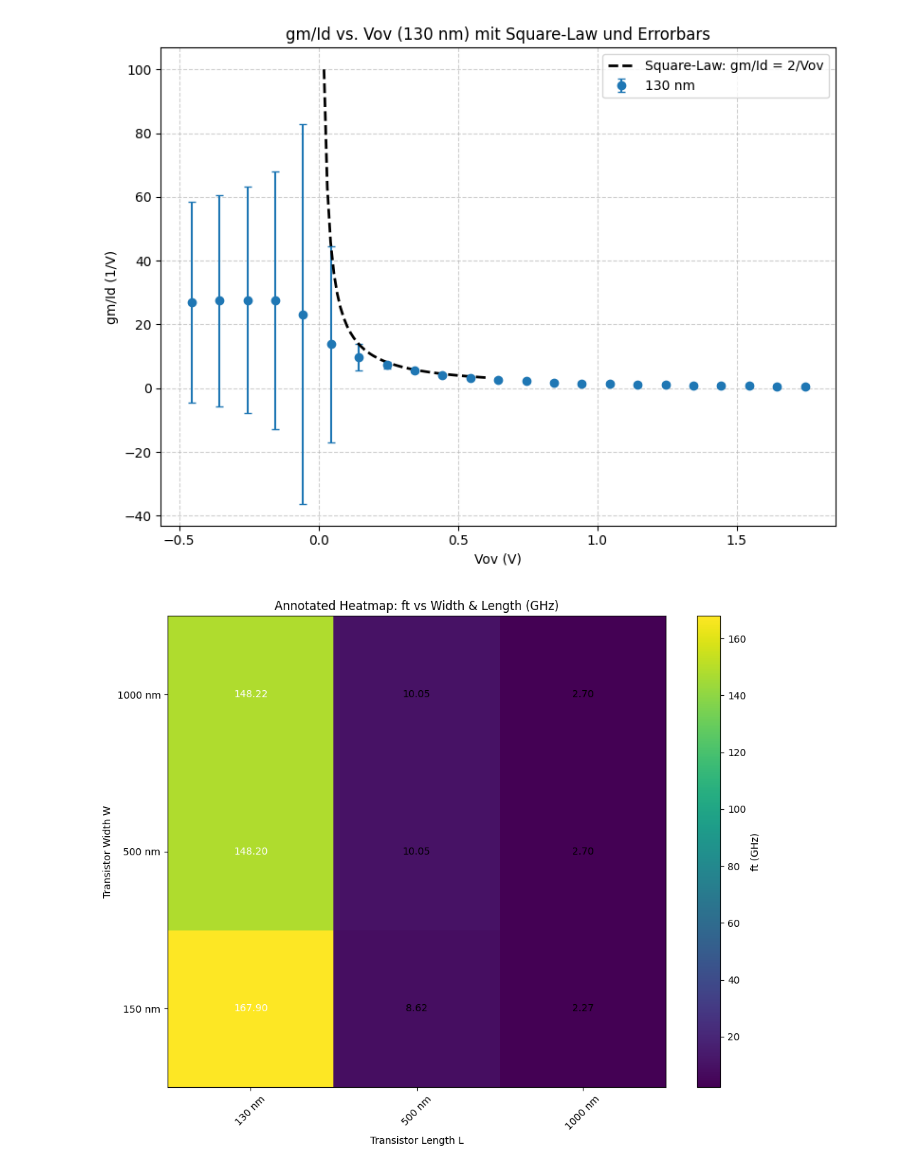
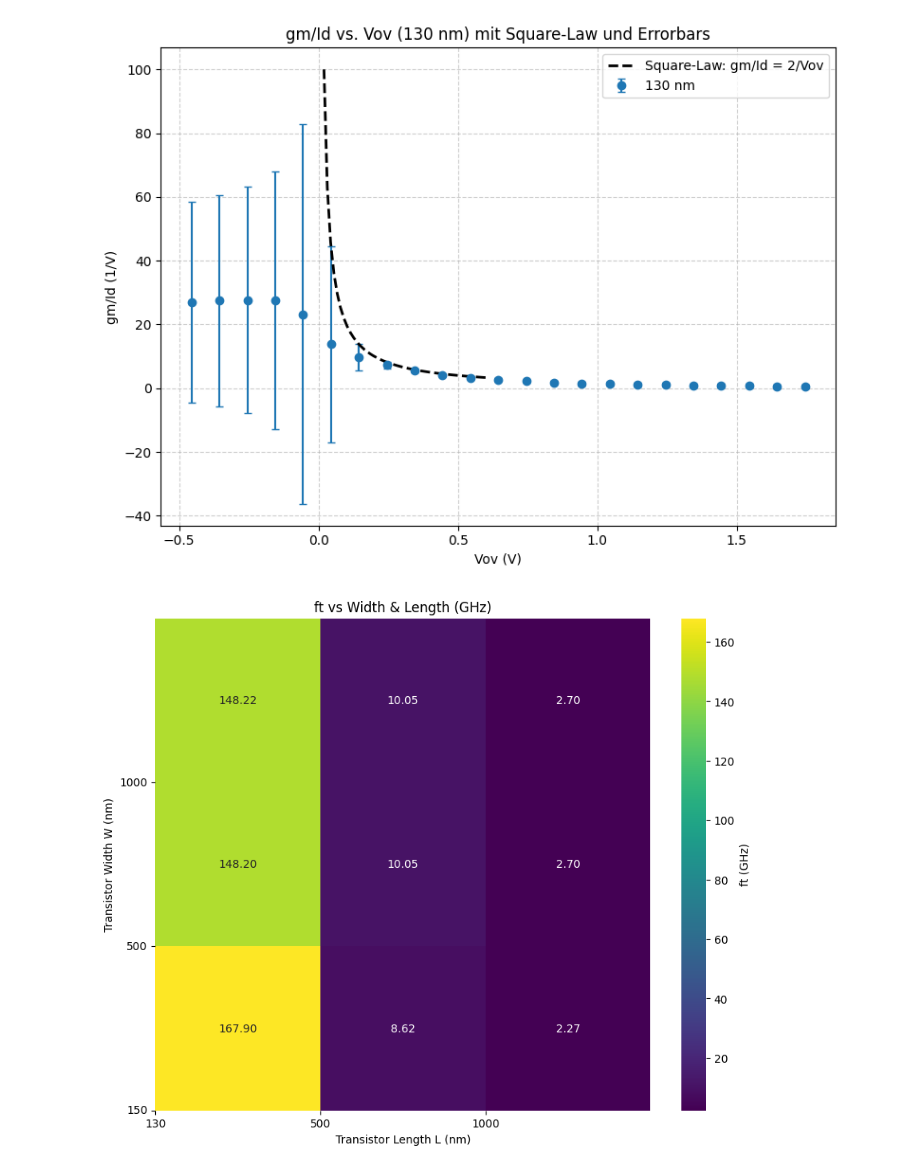
Before and after one commit to marcinmaslanka/PY, a Jupyter notebook: gm_id2.ipynb, the cells around one changed output. Cells and saved outputs as stored; diff of their text form; code cells hidden in the pictures.

```diff
--- a/gm_id2.ipynb
+++ b/gm_id2.ipynb
@@ -664,46 +666,46 @@ plt.show()
 # %%
 import numpy as np
 import matplotlib.pyplot as plt
 import pandas as pd
+import seaborn as sns
 
 # === Load Data ===
-file_path = "/home/marcin/Dokumente/PY/Projekt2/PY/test_gmid_130_500_1000.csv"
+file_path = "/home/marcin/Dokumente/PY/Projekt2/PY/test_gmid_wl_130_500_1000.csv"
 data = pd.read_csv(file_path)
 
 # === Compute derived quantities ===
 # Transit frequency ft = gm / (2 * pi * cgg)
 data['ft'] = data['gm'] / (2 * np.pi * data['cgg'])
 data['ft_GHz'] = data['ft'] / 1e9  # in GHz
 
-# === Pivot-Tabelle für Heatmap ===
-# Zeilen = Width, Spalten = Length, Werte = ft_GHz
-heatmap_data = data.pivot_table(index='Width', columns='Length', values='ft_GHz', aggfunc=np.mean)
+# === Pivot table for heatmap ===
+# Rows = Width, Columns = Length, Values = ft_GHz
+heatmap_data = data.pivot_table(index='Width', columns='Length', values='ft_GHz', aggfunc="mean")
 
-# === Plot Heatmap ===
+# === Plot using Seaborn ===
 plt.figure(figsize=(10, 8))
-plt.imshow(heatmap_data, origin='lower', cmap='viridis', aspect='auto')
+sns.heatmap(
+    heatmap_data,
+    annot=True,
+    fmt=".2f",
+    cmap="viridis",
+    cbar_kws={'label': 'ft (GHz)'}
+)
 
-# Achsenbeschriftungen
-lengths = heatmap_data.columns.values
-widths = heatmap_data.index.values
-plt.xticks(np.arange(len(lengths)), [f"{L*1e9:.0f} nm" for L in lengths], rotation=45)
-plt.yticks(np.arange(len(widths)), [f"{W*1e9:.0f} nm" for W in widths])
-plt.xlabel("Transistor Length L")
-plt.ylabel("Transistor Width W")
-plt.title("Annotated Heatmap: ft vs Width & Length (GHz)")
+# Axis labels in nm, invert Y-axis
+plt.xlabel("Transistor Length L (nm)")
+plt.ylabel("Transistor Width W (nm)")
 
-# Colorbar
-cbar = plt.colorbar()
-cbar.set_label("ft (GHz)")
+plt.xticks(ticks=np.arange(len(heatmap_data.columns)),
+           labels=[f"{L*1e9:.0f}" for L in heatmap_data.columns])
+plt.yticks(ticks=np.arange(len(heatmap_data.index)),
+           labels=[f"{W*1e9:.0f}" for W in heatmap_data.index], rotation=0)
 
-# Annotate each cell
-for i, W in enumerate(widths):
-    for j, L in enumerate(lengths):
-        ft_val = heatmap_data.loc[W, L]
-        plt.text(j, i, f"{ft_val:.2f}", ha='center', va='center',
-                 color='white' if ft_val > heatmap_data.max().max()/2 else 'black')
+# Invert Y-axis so that 150 nm is at the bottom
+plt.gca().invert_yaxis()
 
-plt.tight_layout()
+plt.title("ft vs Width & Length (GHz)")
+plt.savefig("plot_w_l_ft.png")
 plt.show()
 # %% [output]
-[figure, old version]
+[figure, new version]
```
Also changed, not shown: parts of 2 cells of this notebook, 2 other files.
